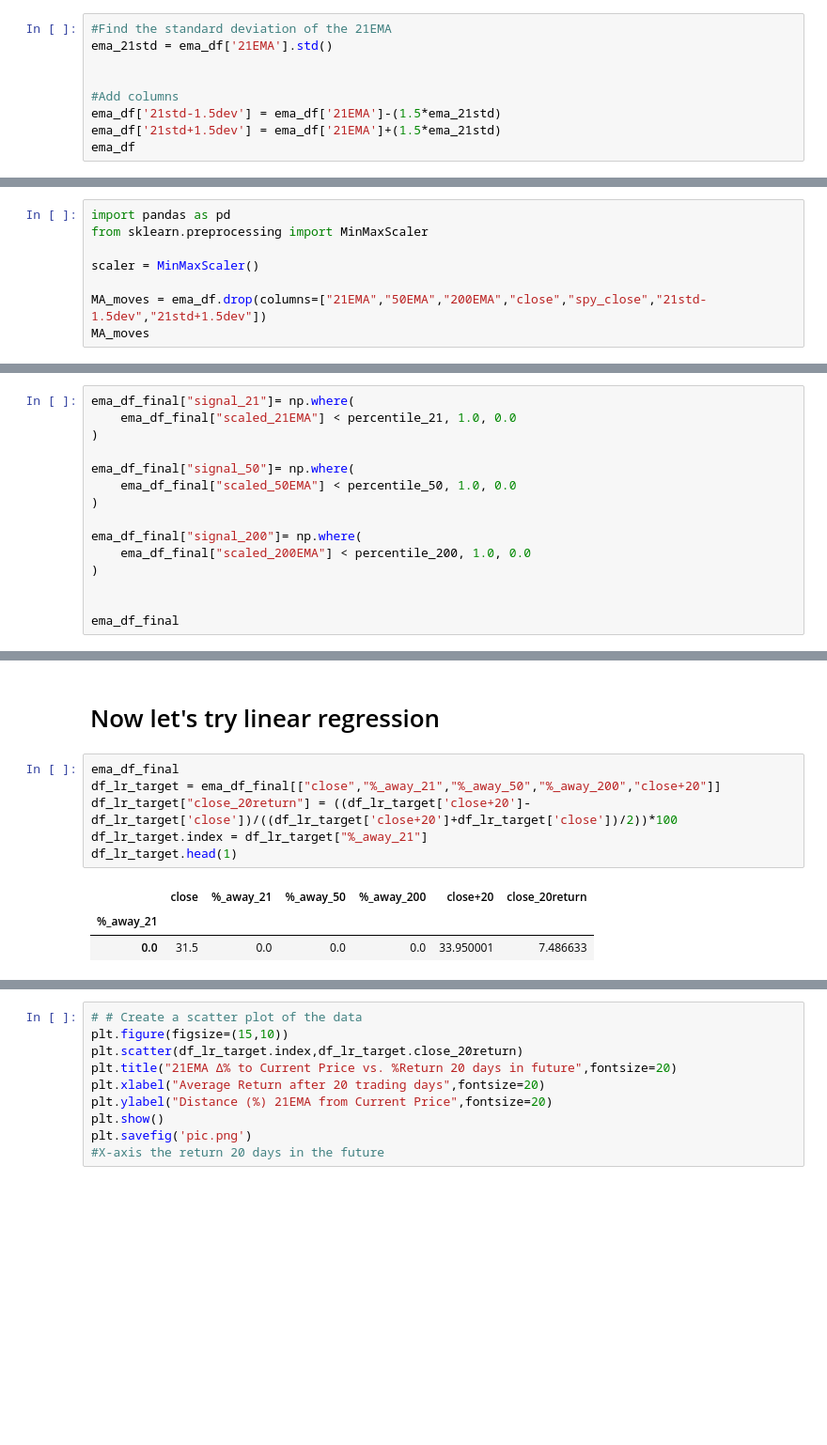
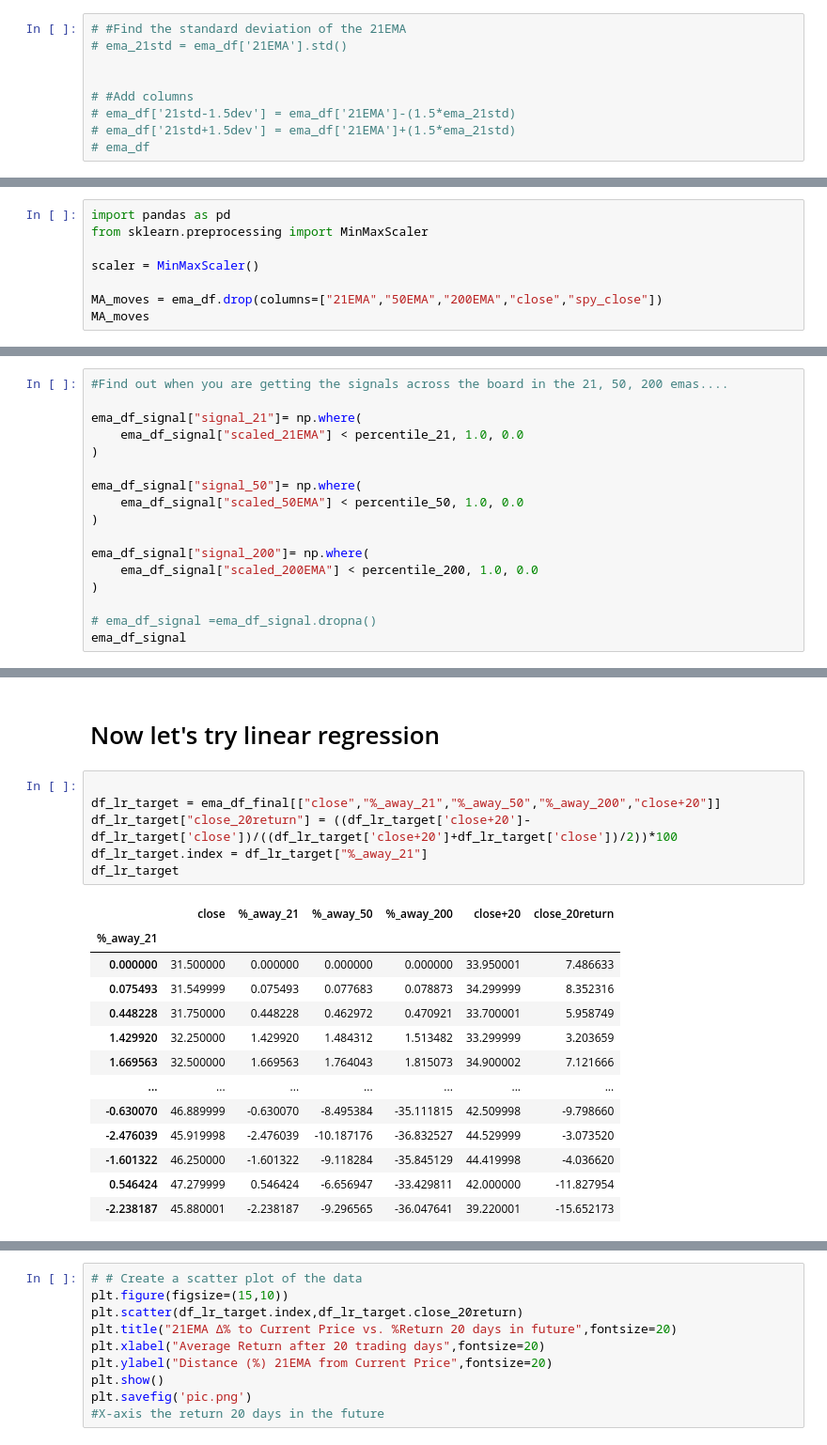
Before and after one commit to StrawhatRA/NLP-Tweet-Investor, a Jupyter notebook: MA_TE_R2.ipynb, the cells around one changed output, grey strips where cells are left out. Shown: that part at 94% size. Cells and saved outputs as stored; diff of their text form; blank space fills up the shorter version.

```diff
--- a/MA_TE_R2.ipynb
+++ b/MA_TE_R2.ipynb
@@ -131,11 +129,11 @@ ema_df['%_away_21'] = ((ema_df['close']- ema_df['21EMA'])/((ema_df['close']+ema_
 ema_df['%_away_50'] = ((ema_df['close']- ema_df['50EMA'])/((ema_df['close']+ema_df['50EMA'])/2))*100
 ema_df['%_away_200'] = ((ema_df['close']- ema_df['200EMA'])/((ema_df['close']+ema_df['200EMA'])/2))*100
 # %%
-#Find the standard deviation of the 21EMA
-ema_21std = ema_df['21EMA'].std()
+# #Find the standard deviation of the 21EMA
+# ema_21std = ema_df['21EMA'].std()
 
 
-#Add columns
-ema_df['21std-1.5dev'] = ema_df['21EMA']-(1.5*ema_21std)
-ema_df['21std+1.5dev'] = ema_df['21EMA']+(1.5*ema_21std)
-ema_df
+# #Add columns
+# ema_df['21std-1.5dev'] = ema_df['21EMA']-(1.5*ema_21std)
+# ema_df['21std+1.5dev'] = ema_df['21EMA']+(1.5*ema_21std)
+# ema_df
@@ -178,7 +156,7 @@ from sklearn.preprocessing import MinMaxScaler
 
 scaler = MinMaxScaler()
 
-MA_moves = ema_df.drop(columns=["21EMA","50EMA","200EMA","close","spy_close","21std-1.5dev","21std+1.5dev"])
+MA_moves = ema_df.drop(columns=["21EMA","50EMA","200EMA","close","spy_close"])
 MA_moves
 # %% [output]
 |  | %_away_21 | %_away_50 | %_away_200 |
@@ -287,16 +336,18 @@ percentile_200 = 0.13
 # %%
-ema_df_final["signal_21"]= np.where(
-    ema_df_final["scaled_21EMA"] < percentile_21, 1.0, 0.0
+#Find out when you are getting the signals across the board in the 21, 50, 200 emas....
+
+ema_df_signal["signal_21"]= np.where(
+    ema_df_signal["scaled_21EMA"] < percentile_21, 1.0, 0.0
 )
 
-ema_df_final["signal_50"]= np.where(
-    ema_df_final["scaled_50EMA"] < percentile_50, 1.0, 0.0
+ema_df_signal["signal_50"]= np.where(
+    ema_df_signal["scaled_50EMA"] < percentile_50, 1.0, 0.0
 )
 
-ema_df_final["signal_200"]= np.where(
-    ema_df_final["scaled_200EMA"] < percentile_200, 1.0, 0.0
+ema_df_signal["signal_200"]= np.where(
+    ema_df_signal["scaled_200EMA"] < percentile_200, 1.0, 0.0
 )
 
-
-ema_df_final
+# ema_df_signal =ema_df_signal.dropna()
+ema_df_signal
 # %% [output]
@@ -535,12 +682,22 @@ dfnew
 # %% [markdown]
 # Now let's try linear regression
 # %%
-ema_df_final
+
 df_lr_target = ema_df_final[["close","%_away_21","%_away_50","%_away_200","close+20"]]
 df_lr_target["close_20return"] = ((df_lr_target['close+20']- df_lr_target['close'])/((df_lr_target['close+20']+df_lr_target['close'])/2))*100
 df_lr_target.index = df_lr_target["%_away_21"]
-df_lr_target.head(1)
+df_lr_target
 # %% [output]
 |  | close | %_away_21 | %_away_50 | %_away_200 | close+20 | close_20return |
 | %_away_21 |  |  |  |  |  |  |
-| 0.0 | 31.5 | 0.0 | 0.0 | 0.0 | 33.950001 | 7.486633 |
+| 0.000000 | 31.500000 | 0.000000 | 0.000000 | 0.000000 | 33.950001 | 7.486633 |
+| 0.075493 | 31.549999 | 0.075493 | 0.077683 | 0.078873 | 34.299999 | 8.352316 |
+| 0.448228 | 31.750000 | 0.448228 | 0.462972 | 0.470921 | 33.700001 | 5.958749 |
+| 1.429920 | 32.250000 | 1.429920 | 1.484312 | 1.513482 | 33.299999 | 3.203659 |
+| 1.669563 | 32.500000 | 1.669563 | 1.764043 | 1.815073 | 34.900002 | 7.121666 |
+| ... | ... | ... | ... | ... | ... | ... |
+| -0.630070 | 46.889999 | -0.630070 | -8.495384 | -35.111815 | 42.509998 | -9.798660 |
+| -2.476039 | 45.919998 | -2.476039 | -10.187176 | -36.832527 | 44.529999 | -3.073520 |
+| -1.601322 | 46.250000 | -1.601322 | -9.118284 | -35.845129 | 44.419998 | -4.036620 |
+| 0.546424 | 47.279999 | 0.546424 | -6.656947 | -33.429811 | 42.000000 | -11.827954 |
+| -2.238187 | 45.880001 | -2.238187 | -9.296565 | -36.047641 | 39.220001 | -15.652173 |
```
Also changed, not shown: parts of 32 cells of this notebook.
